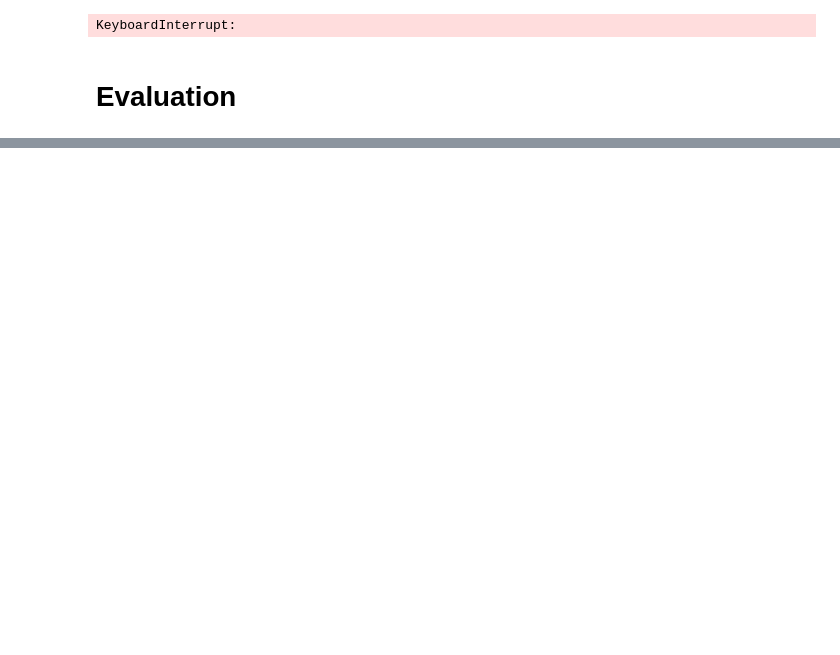
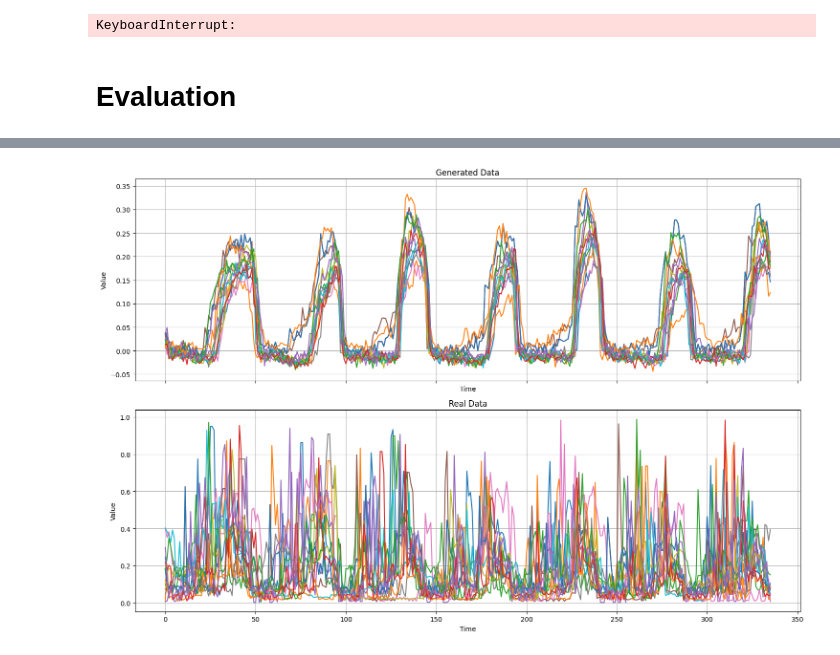
Before and after one commit to 4rn3/Thesis, a Jupyter notebook: src/baseline_experiments.ipynb, the cells around one changed output, grey strips where cells are left out. Drawn from its saved outputs; the diff is of its cells as text; code cells hidden in the pictures; blank space fills up the shorter version.

```diff
--- a/src/baseline_experiments.ipynb
+++ b/src/baseline_experiments.ipynb
@@ -138,7 +124,7 @@ real_data_val, real_cond_data_val = next(iter(val_loader))
 # %% [markdown]
 # Load Model
 # %%
-model = BaselineDenoisingNetwork(features=train_seq.shape[1], seq_len=train_seq.shape[2], hidden_dim=latent_dim, cond_features_per_step=cond_train_seq.shape[1])
+model = BaselineDenoisingNetwork(features=train_seq.shape[1], seq_len=train_seq.shape[2], hidden_dim=latent_dim, cond_features_per_step=train_con.shape[1])
 
 ddpm = DDPM(denoising_network=model, timesteps=timesteps, scheduler="cosine")
 ddpm = ddpm.to(device)
@@ -220,7 +206,7 @@ def train_one_epoch(epoch_index, tb_writer):
     last_loss = 0.
 
     for i, (data, cond_data) in enumerate(train_loader):
-        data = data.to(device)
+        data = data.to(device).float()
 
         cond_data = cond_data.float()
         cond_data = cond_data.to(device)
@@ -268,7 +254,7 @@ for epoch in tqdm(range(1, epochs+1)):
     model.eval()
     with torch.no_grad():
         for i, (val_data, val_cond) in enumerate(val_loader):
-            val_data = val_data.to(device)
+            val_data = val_data.to(device).float()
 
             val_cond = val_cond.float()
             val_cond = val_cond.to(device)
@@ -296,7 +282,7 @@ for epoch in tqdm(range(1, epochs+1)):
 
         output_shape = (real_cond_data_val.shape[0], train_seq.shape[1], train_seq.shape[2])
 
-        generated_sample = ddpm.sample(shape=output_shape, cond_info=real_cond_data_val.to(device))
+        generated_sample = ddpm.sample(shape=output_shape, cond_info=real_cond_data_val.to(device).float())
         generated_sample = generated_sample.cpu().numpy()
 
         plot_kde_samples(generated_sample, real_data_val,show=False, fpath=os.path.join(logging_dir, "kde/", f"kde_epoch_{epoch_number}.png"), epoch=epoch_number)
@@ -344,7 +337,9 @@ make_gif_from_images(paths, os.path.join(logging_dir, "kde/", "kde_progression.g
 real_data_test, real_cond_data_test = next(iter(test_loader))
 # %%
 with torch.no_grad():
-    samples = ddpm.sample(batch_size, real_cond_data_test.to(device))
+    output_shape = (real_cond_data_test.shape[0], test_seq.shape[1], test_seq.shape[2])
+
+    samples = ddpm.sample(shape=output_shape, cond_info=real_cond_data_test.to(device).float())
     samples = samples.cpu().numpy()
 
 print(f"Samples shape: {samples.shape}")
@@ -384,0 +354,27 @@ plt.show()
+# %%
+batch_idx = np.random.randint(0, batch_size-1, size=15)
+fig, axs = plt.subplots(2, 1, figsize=(15, 10), sharex=True)
+
+with torch.no_grad():
+    output_shape = (real_cond_data_test.shape[0], test_seq.shape[1], test_seq.shape[2])
+
+    sample = ddpm.sample(shape=output_shape, cond_info=real_cond_data_test.to(device).float())
+    sample = sample.cpu().numpy()
+
+for i in batch_idx:
+    axs[0].plot(sample[i, 0, :])
+    axs[1].plot(real_data_test[i, 0, :])
+
+axs[0].set_title("Generated Data")
+axs[1].set_title("Real Data")
+
+for ax in axs:
+    ax.set_xlabel('Time')
+    ax.set_ylabel('Value')
+    ax.grid(True)
+
+plt.tight_layout()
+plt.savefig(os.path.join(logging_dir, "viz/", "samples.png"))
+plt.show()
+# %% [output]
+[figure, added]
```
Also changed, not shown: parts of 35 cells of this notebook, 5 other files.
